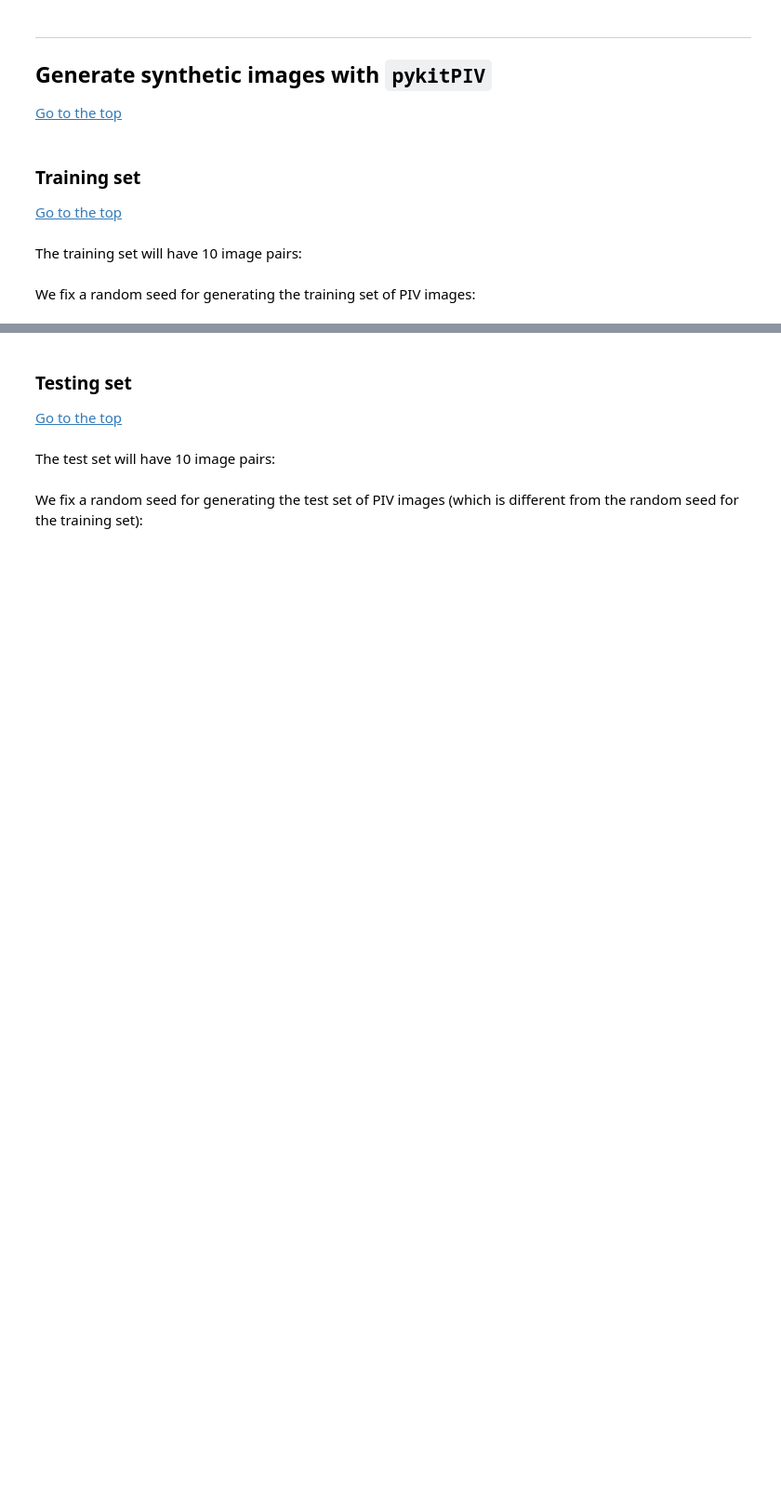
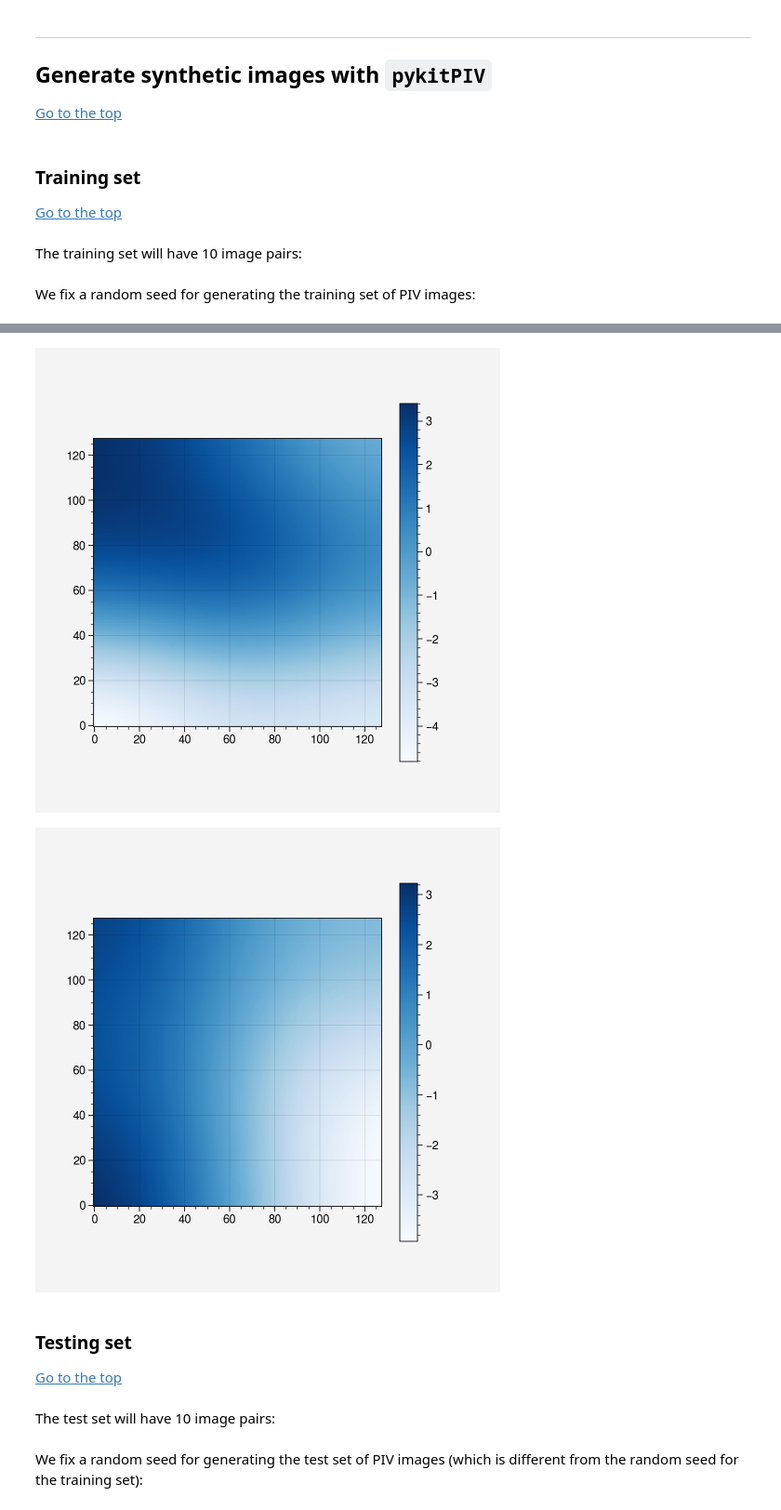
Before and after one commit to kamilazdybal/pykitPIV, a Jupyter notebook: jupyter-notebooks/integration-with-LIMA.ipynb, the cells around one changed output, grey strips where cells are left out. Shown at 93% size. Saved outputs shown, nothing was run; the diff lists cells and outputs as text; code cells hidden in the pictures; blank space fills up the shorter version.

```diff
--- a/jupyter-notebooks/integration-with-LIMA.ipynb
+++ b/jupyter-notebooks/integration-with-LIMA.ipynb
@@ -146,3 +151,9 @@ image_train.plot(0,
+# %%
+image_train.plot_velocity_field(2,
+                                cmap='Blues');
+# %% [output]
+[figure, added]
+[figure, added]
 # %% [markdown]
 <a id=synthetic-images-testing-set></a>
 
```
Also changed, not shown: parts of 24 cells of this notebook, 1 other file.
